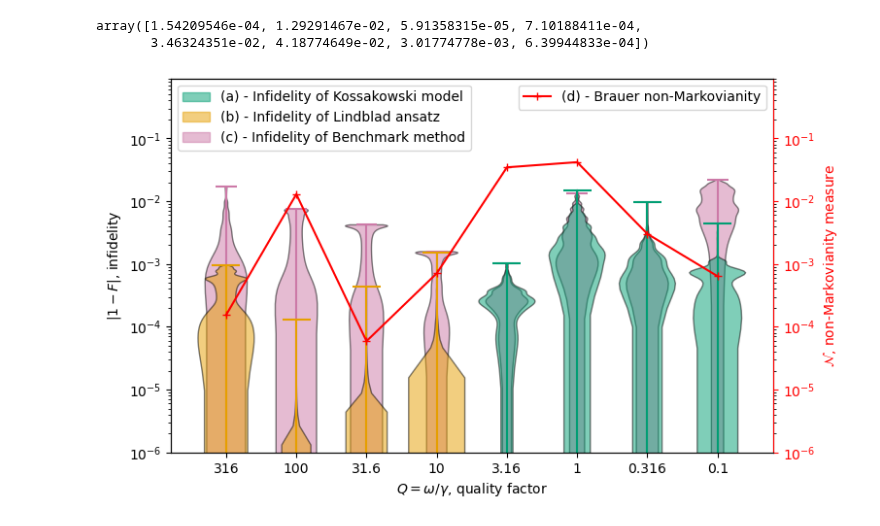
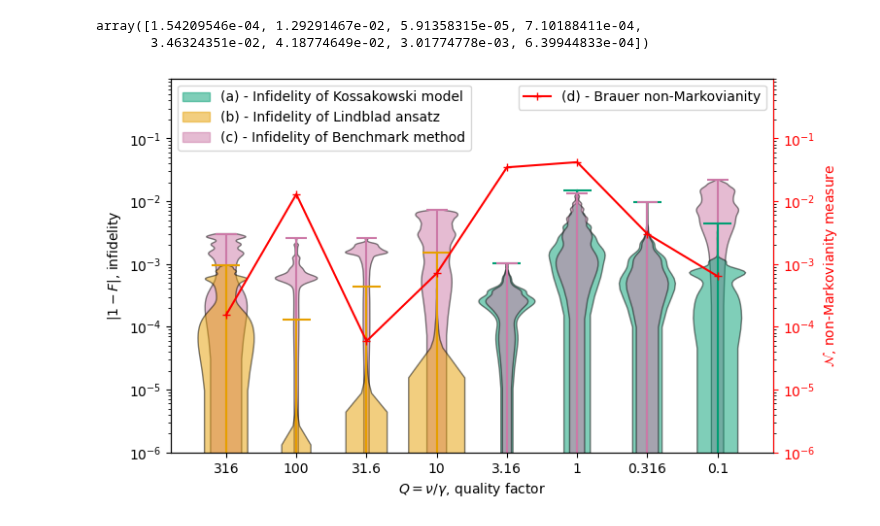
Before and after one commit to zpopovych/quantum-open-systems-polynomial-sid, a Jupyter notebook: 03_plot_violin.ipynb, the cells around one changed output. Saved outputs shown, nothing was run; the diff lists cells and outputs as text; code cells hidden in the pictures.

Commit message:
plots w quality factor

```diff
--- a/03_plot_violin.ipynb
+++ b/03_plot_violin.ipynb
@@ -60,6 +60,10 @@ kossak_tssos_fids = read_fidelities("KOSSAK_CONSTR_TSSOS_treshold_1e-15_FROB_QO_
 lindblad_tssos_fids = read_fidelities("LINDBLAD4_CONSTR_TSSOS_treshold_1e-9_FROB_QO_2024-Sep-06_at_16-19.h5")
 
 benchmark_slsqp_fids = read_fidelities("BENCHMARK_TEST_BENCHMARK_KossakConstrFrob_Jump_NLOPT_LD_SLSQP2024-Sep-15_at_10-53.h5")
+
+benchmark_lindblad_fids = read_fidelities("BENCHMARK_TEST_LindbladFrob_Jump_NLOPT_LD_SLSQP2024-Oct-04_at_11-24.h5")
+
+benchmark = benchmark_lindblad_fids[0:4] + benchmark_slsqp_fids[4:8]
 # %%
 import matplotlib.pyplot as plt
 import numpy as np
@@ -108,35 +112,43 @@ labels.append((mpatches.Patch(color=color_blind_palette[1], alpha=0.5), "(b) - I
 # Add custom patch for the third violin plot for the legend
 labels.append((mpatches.Patch(color=color_blind_palette[2], alpha=0.5), "(c) - Infidelity of Benchmark method"))
 
 # Create the Benchmark violin plot and set it in the background using lower zorder
-violin3 = ax1.violinplot([1-np.abs(_) for _ in benchmark_slsqp_fids], widths=0.6)
-set_violin_colors(violin3, color_blind_palette[2], alpha=0.5, zorder=1)  # Set zorder=1 for background
+violin31 = ax1.violinplot([1-np.abs(_) for _ in benchmark[:4]], positions=[1, 2, 3, 4], widths=0.6)
+set_violin_colors(violin31, color_blind_palette[2], alpha=0.5, zorder=1)  # Set zorder=1 for background
+
+# Create the Benchmark violin plot and set it in the background using lower zorder
+violin32 = ax1.violinplot([1-np.abs(_) for _ in benchmark[4:7]], positions=[5, 6, 7], widths=0.6)
+set_violin_colors(violin32, color_blind_palette[2], alpha=0.5, zorder=2)  # Set zorder=1 for background
+
+# Create the Benchmark violin plot and set it in the background using lower zorder
+violin33 = ax1.violinplot([1-np.abs(benchmark[7])], positions=[8], widths=0.6)
+set_violin_colors(violin33, color_blind_palette[2], alpha=0.5, zorder=1)  # Set zorder=1 for background
 
 # Adding a second y-axis and plotting data
 ax2 = ax1.twinx()
 ax2.plot(np.arange(1, 9), NonMark, marker="+", color="red", label="(d) - Brauer non-Markovianity")
 ax2.set_yscale('log')
 ax2.set_ylim(1e-6, .9)
 ax2.set_ylabel('$\\mathcal{N}$, non-Markovianity measure', color='red')
 
 # Customizing the primary y-axis
 ax1.set_yscale('log')
 ax1.set_ylim(1e-6, .9)
 ax1.set_xticks(range(1, len(γ_list) + 1), Q)
-ax1.set_xlabel("$Q=\omega/\\gamma$, quality factor")
+ax1.set_xlabel("$Q= \\nu / \\gamma$, quality factor")
 ax1.set_ylabel("$|1 - F|$, infidelity")
 
 # Adding legends
 ax1.legend(*zip(*labels), loc=2)
 
 # Customizing the secondary y-axis
 ax2.tick_params(axis='y', colors='red')
 ax2.spines['right'].set_color('red')
 ax2.legend(loc=1)
 
 # Display the plot
 plt.show()
 
-fig.savefig("SB_SID_LINDBLAD&KOSSAK_CONSTR_TSSOS_color-blind.pdf")
+fig.savefig("SB_SID_LINDBLAD&KOSSAK_CONSTR_TSSOS_vs_Bench_color-blind.pdf")
 # %% [output]
-[figure, old version]
+[figure, new version]
```
Also changed, not shown: 4 other files.
